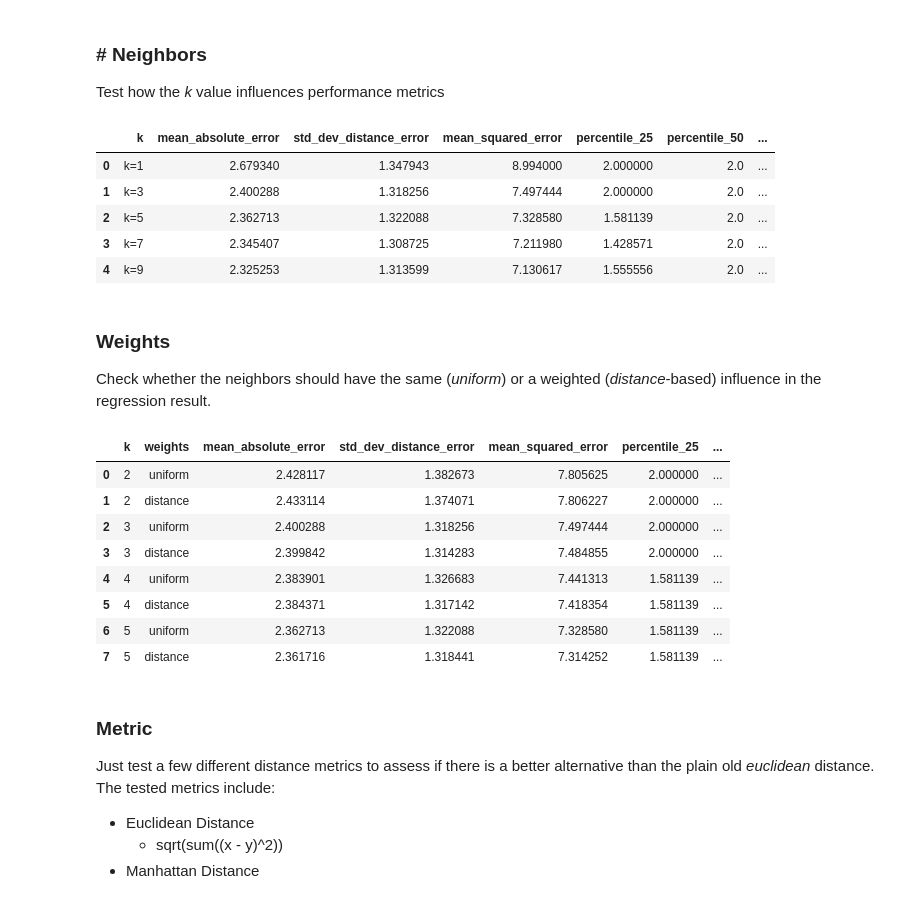
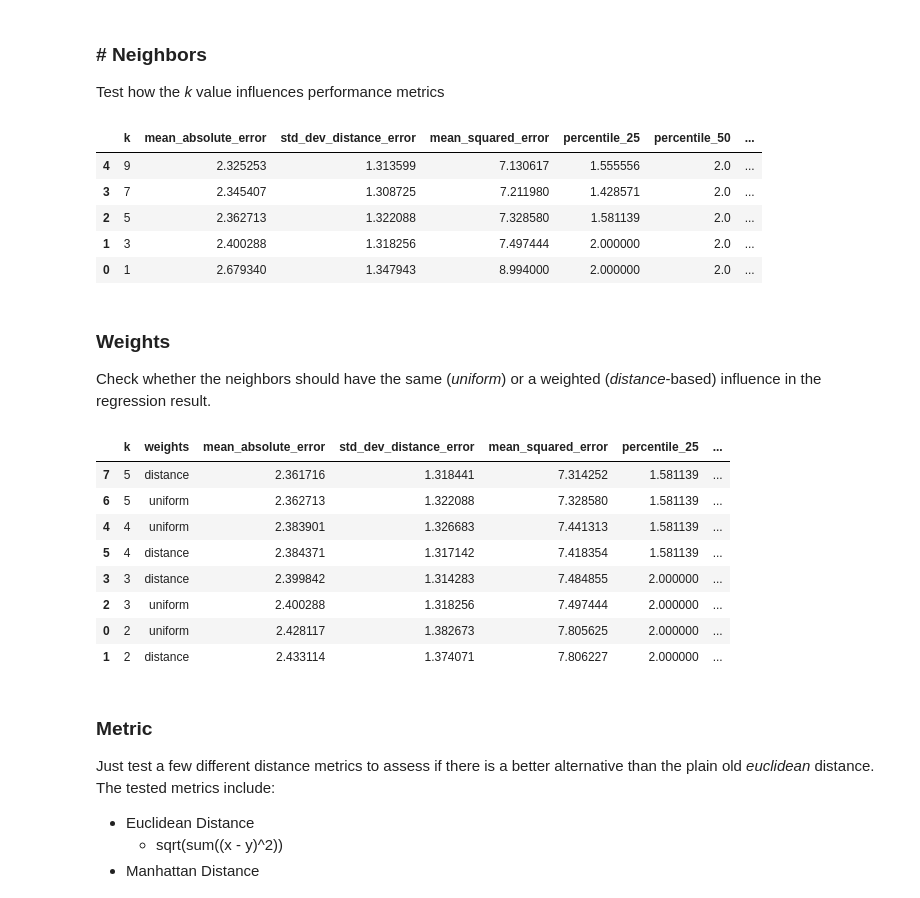
Before and after one commit to YanuX-Framework/YanuX-Cruncher, a Jupyter notebook: CruncherLab.ipynb, the cells around one changed output. Cells and saved outputs as stored; diff of their text form; code cells hidden in the pictures.

```diff
--- a/CruncherLab.ipynb
+++ b/CruncherLab.ipynb
@@ -12,6 +12,8 @@ from sklearn import preprocessing
 from yanux.cruncher.model.loader import JsonLoader
 from yanux.cruncher.model.wifi import WifiLogs
 from yanux.cruncher.ml.experiments import *
+
+pd.set_option('display.max_rows', 10000)
 # %% [markdown]
 ## Initialize Input & Output Data Directories and other parameters ##
 # %%
@@ -162,60 +195,62 @@ for k in n_neighbors:
                                                      weights=weights,
                                                      metric=metric,
                                                      test_data=curr_test_data))
-    curr_metrics["k"] = "k="+str(k)
+    curr_metrics["k"] = k
     metrics.append(curr_metrics)
 
 cols = ["k"] + list(curr_metrics.keys())[:-1]
 metrics_table = pd.DataFrame(metrics, columns=cols)
-metrics_table
+metrics_table.to_csv("metrics-n_neighbors.csv")
+metrics_table.sort_values(cols[1:])
 # %% [output]
 |  | k | mean_absolute_error | std_dev_distance_error | mean_squared_error | percentile_25 | percentile_50 | ... |
-| 0 | k=1 | 2.679340 | 1.347943 | 8.994000 | 2.000000 | 2.0 | ... |
-| 1 | k=3 | 2.400288 | 1.318256 | 7.497444 | 2.000000 | 2.0 | ... |
-| 2 | k=5 | 2.362713 | 1.322088 | 7.328580 | 1.581139 | 2.0 | ... |
-| 3 | k=7 | 2.345407 | 1.308725 | 7.211980 | 1.428571 | 2.0 | ... |
-| 4 | k=9 | 2.325253 | 1.313599 | 7.130617 | 1.555556 | 2.0 | ... |
+| 4 | 9 | 2.325253 | 1.313599 | 7.130617 | 1.555556 | 2.0 | ... |
+| 3 | 7 | 2.345407 | 1.308725 | 7.211980 | 1.428571 | 2.0 | ... |
+| 2 | 5 | 2.362713 | 1.322088 | 7.328580 | 1.581139 | 2.0 | ... |
+| 1 | 3 | 2.400288 | 1.318256 | 7.497444 | 2.000000 | 2.0 | ... |
+| 0 | 1 | 2.679340 | 1.347943 | 8.994000 | 2.000000 | 2.0 | ... |
 # %% [markdown]
 ### Weights ###
 Check whether the neighbors should have the same (*uniform*) or a weighted (*distance*-based) influence in the regression result.
 # %%
 n_neighbors=range(2,6,1)
 weights=["uniform", "distance"]
 metric="euclidean"
 nan_filler=-100
 
 curr_data = data_scenarios["full_data"].fillna(nan_filler)
 curr_test_data = test_data_scenarios["full_data"].fillna(nan_filler)
 
 # Just a metrics accumulator
 metrics = []
 for k in n_neighbors:
     for w in weights:
         curr_metrics = experiment_metrics(knn_experiment(curr_data,
                                                          mac_addresses,
                                                          ["x", "y"],
                                                          algorithm="brute",
                                                          n_neighbors=k,
                                                          weights=w,
                                                          metric=metric,
                                                          test_data=curr_test_data))
         curr_metrics["k"] = k
         curr_metrics["weights"] = w
         metrics.append(curr_metrics)
 
-cols = ["k","weights"] + list(curr_metrics.keys())[:-1]
+cols = ["k","weights"] + list(curr_metrics.keys())[:-2]
 metrics_table = pd.DataFrame(metrics, columns=cols)
-metrics_table
+metrics_table.to_csv("metrics-weights.csv")
+metrics_table.sort_values(cols[2:])
 # %% [output]
 |  | k | weights | mean_absolute_error | std_dev_distance_error | mean_squared_error | percentile_25 | ... |
+| 7 | 5 | distance | 2.361716 | 1.318441 | 7.314252 | 1.581139 | ... |
+| 6 | 5 | uniform | 2.362713 | 1.322088 | 7.328580 | 1.581139 | ... |
+| 4 | 4 | uniform | 2.383901 | 1.326683 | 7.441313 | 1.581139 | ... |
+| 5 | 4 | distance | 2.384371 | 1.317142 | 7.418354 | 1.581139 | ... |
+| 3 | 3 | distance | 2.399842 | 1.314283 | 7.484855 | 2.000000 | ... |
+| 2 | 3 | uniform | 2.400288 | 1.318256 | 7.497444 | 2.000000 | ... |
 | 0 | 2 | uniform | 2.428117 | 1.382673 | 7.805625 | 2.000000 | ... |
 | 1 | 2 | distance | 2.433114 | 1.374071 | 7.806227 | 2.000000 | ... |
-| 2 | 3 | uniform | 2.400288 | 1.318256 | 7.497444 | 2.000000 | ... |
-| 3 | 3 | distance | 2.399842 | 1.314283 | 7.484855 | 2.000000 | ... |
-| 4 | 4 | uniform | 2.383901 | 1.326683 | 7.441313 | 1.581139 | ... |
-| 5 | 4 | distance | 2.384371 | 1.317142 | 7.418354 | 1.581139 | ... |
-| 6 | 5 | uniform | 2.362713 | 1.322088 | 7.328580 | 1.581139 | ... |
-| 7 | 5 | distance | 2.361716 | 1.318441 | 7.314252 | 1.581139 | ... |
 # %% [markdown]
 ### Metric ###
 Just test a few different distance metrics to assess if there is a better alternative than the plain old *euclidean* distance. The tested metrics include:
```
Also changed, not shown: parts of 20 cells of this notebook, 2 other files.
